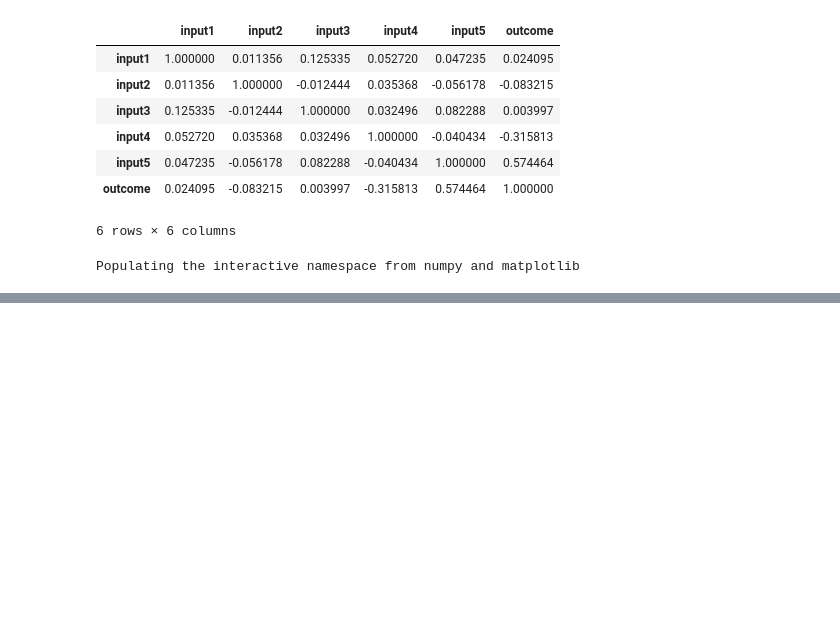
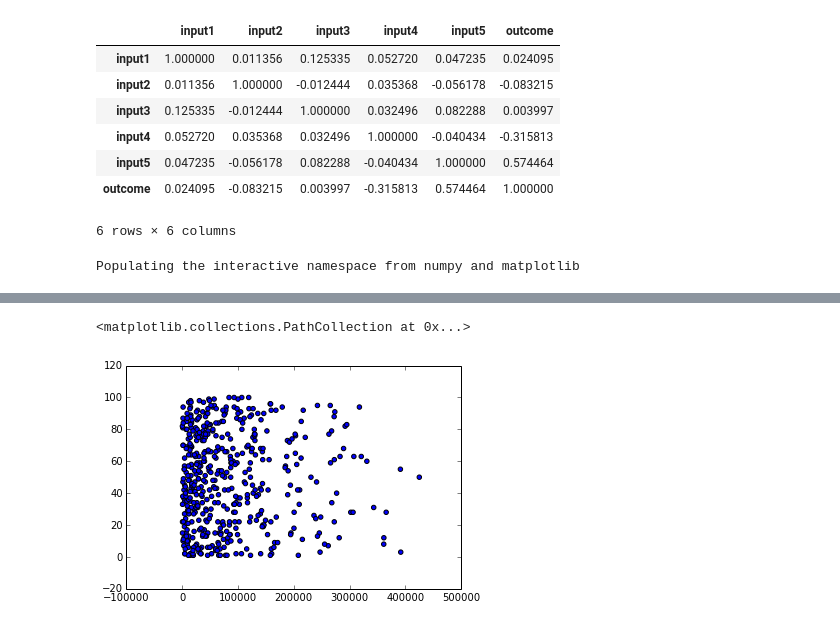
Before and after one commit to Dawny33/Data-Mining-and-ML, a Jupyter notebook: Multivariate data (Regression)/Exercise 4/Exercise 4.ipynb, the cells around one changed output, grey strips where cells are left out. Cells and saved outputs as stored; diff of their text form; code cells hidden in the pictures; blank space fills up the shorter version.

```diff
--- a/Multivariate data (Regression)/Exercise 4/Exercise 4.ipynb
+++ b/Multivariate data (Regression)/Exercise 4/Exercise 4.ipynb
@@ -104,0 +151,5 @@ BayesianRidge(alpha_1=1e-06, alpha_2=1e-06, compute_score=False, copy_X=True,
+# %%
+plt.scatter(df["op"], df["inp3"])
+# %% [output]
+<matplotlib.collections.PathCollection at 0x...>
+[figure, added]
```
Also changed, not shown: parts of 24 cells of this notebook.
